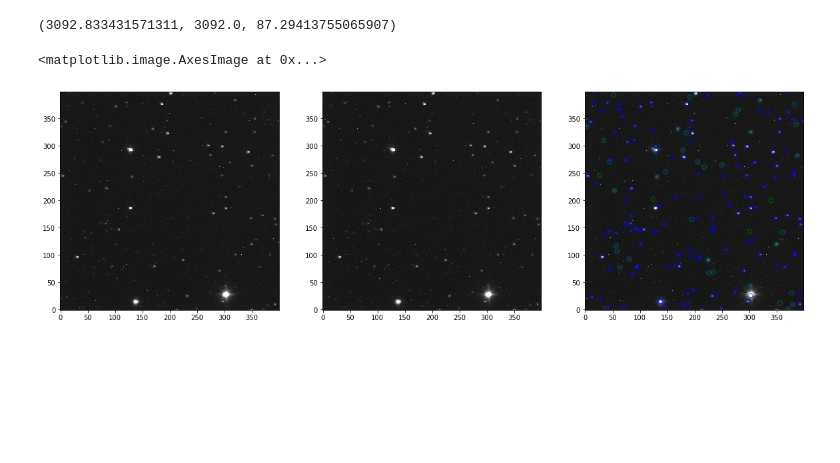
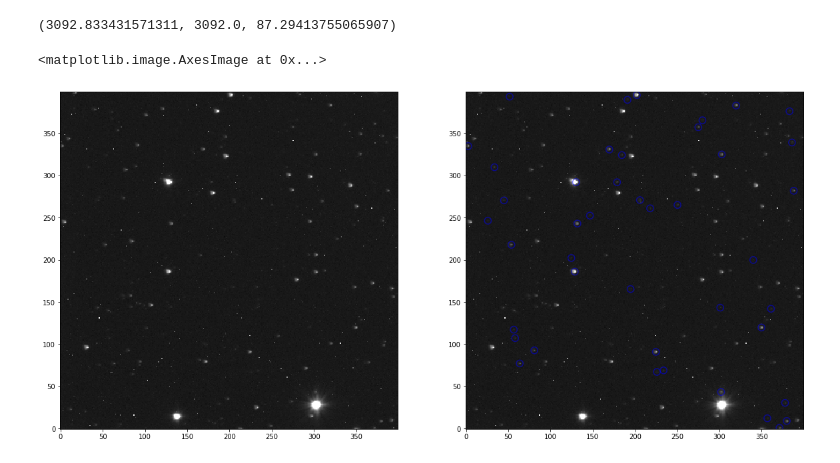
Before and after one commit to halehhajizadeh/SNR-and-Exposure, a Jupyter notebook: IRAF_star_finder.ipynb, the cells around one changed output. Cells and saved outputs as stored; diff of their text form; code cells hidden in the pictures; blank space fills up the shorter version.

```diff
--- a/IRAF_star_finder.ipynb
+++ b/IRAF_star_finder.ipynb
@@ -57,18 +54,15 @@ for col in sources_iraf.colnames:
     sources_iraf[col].info.format = '%.8g'  # for consistent table output
 # %%
 #visualizing
-positions_dao = np.transpose((sources_dao['xcentroid'], sources_dao['ycentroid']))
 positions_iraf = np.transpose((sources_iraf['xcentroid'], sources_iraf['ycentroid']))
-apertures_dao = CircularAperture(positions_dao, r=4.)
 apertures_iraf = CircularAperture(positions_iraf, r=4.)
 norm = ImageNormalize(stretch=SqrtStretch())
 
-fig, axs = plt.subplots(1, 3, figsize=(20, 10))
+fig, axs = plt.subplots(1, 2, figsize=(20, 10))
 axs[0].imshow(data, cmap='Greys_r', origin='lower', norm=norm, interpolation='nearest')
-apertures_dao.plot(color='blue', lw=1.5, alpha=0.5)
-axs[1].imshow(data, cmap='Greys_r', origin='lower', norm=norm, interpolation='nearest')
-apertures_iraf.plot(color='green', lw=1.5, alpha=0.5)
-axs[2].imshow(data, norm=norm, origin='lower', cmap='Greys_r', interpolation='nearest')
+
+apertures_iraf.plot(color='blue', lw=1.5, alpha=0.5)
+axs[1].imshow(data, norm=norm, origin='lower', cmap='Greys_r', interpolation='nearest')
 # %% [output]
 <matplotlib.image.AxesImage at 0x...>
-[figure, old version]
+[figure, new version]
```
Also changed, not shown: parts of 1 cell of this notebook, 5 other files.
